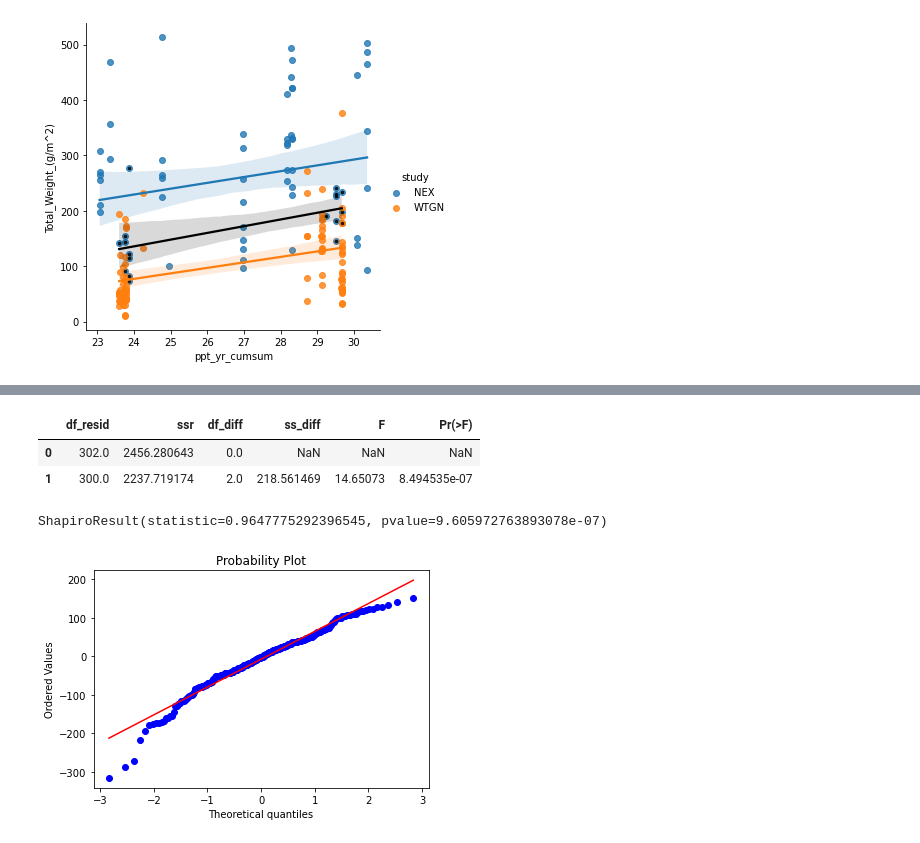
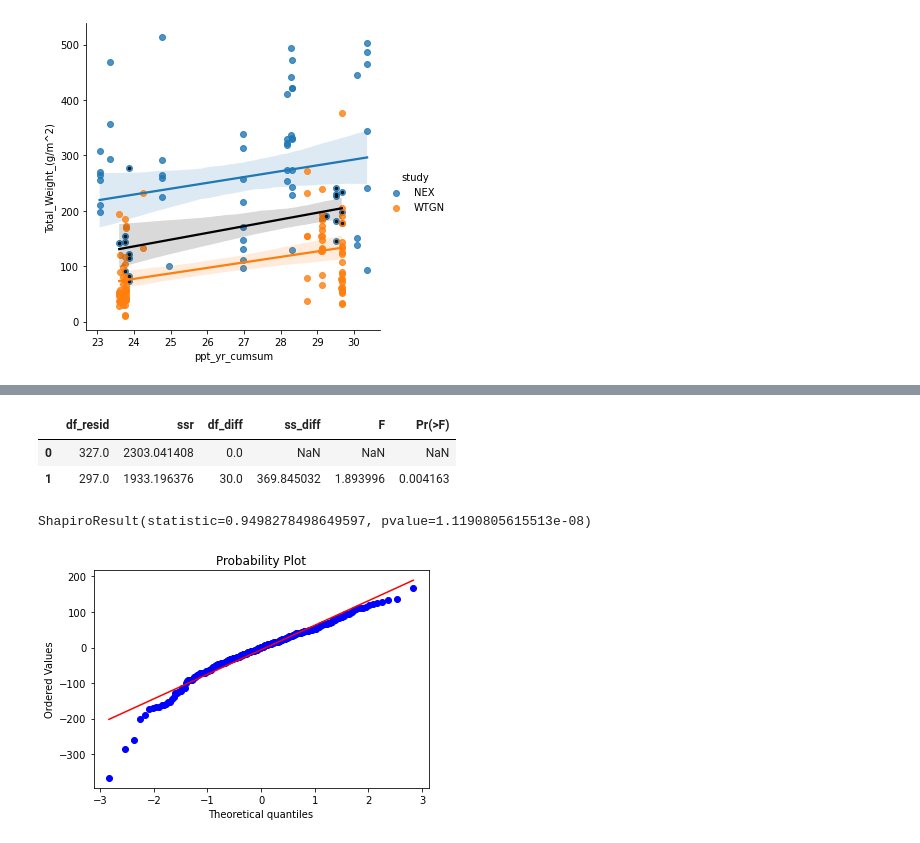
Before and after one commit to kearney-sp/tbng_veg, a Jupyter notebook: tb_vor_linreg.ipynb, the cells around one changed output, grey strips where cells are left out. Drawn from its saved outputs; the diff is of its cells as text; code cells hidden in the pictures.

```diff
--- a/tb_vor_linreg.ipynb
+++ b/tb_vor_linreg.ipynb
@@ -413,2 +403,0 @@ collection = fc_vor.getInfo()
-# %%
-gdf_vor = pd.merge(gdf_vor, gpd.GeoDataFrame.from_features(collection['features']), how='left', on=['geometry', 'Date'])
@@ -533,6 +614,3 @@ high_bins = [0,
              #df_vor['High_cm'].quantile(0.9),
             df_vor['High_cm'].max()+1]
 df_vor['High_cm_binned'] = pd.cut(df_vor['High_cm'], high_bins)
-# %%
-# set whether to exclude the Weight Gains (WTGN) study
-exclude_wtgn = False
@@ -573,9 +655,17 @@ sns.regplot(data=df_vor[(df_vor['Pasture'] == 'lake creek') &
 # %%
-#form = "np.power(Q('Total_Weight_(g/m^2)'), 0.5) ~ np.power(Low_cm, 0.5) + np.power(High_cm, 0.5) + ppt_binned"
-#form = "np.power(Q('Total_Weight_(g/m^2)'), 0.5) ~ np.power(Low_cm, 0.5) + np.power(High_cm, 0.5) + ppt_yr_binned"
-#form = "np.power(Q('Total_Weight_(g/m^2)'), 0.5) ~ np.power(Low_cm, 0.5) + np.power(High_cm, 0.5) + ppt_lag_binned"
-#form = "np.power(Q('Total_Weight_(g/m^2)'), 0.5) ~ np.power(Low_cm, 0.5) + np.power(High_cm, 0.5) + ppt_current_binned"
-mod_both = smf.ols(form,
-                   data=df_vor_mod).fit()
-df_vor_mod['pred_tb'] = mod_both.predict()**2
-df_vor_mod['resid_tb'] = df_vor_mod['pred_tb'] - df_vor_mod['Total_Weight_(g/m^2)']
+# adapt the best model above by adding different precip co-variates
+
+# long-term average precip
+form_lta = "np.power(Q('Total_Weight_(g/m^2)'), 0.5) ~ np.power(Low_cm, 0.5) + np.power(High_cm, 0.5) + ppt_binned"
+# cumulative precip of lag + current year
+form_cum = "np.power(Q('Total_Weight_(g/m^2)'), 0.5) ~ np.power(Low_cm, 0.5) + np.power(High_cm, 0.5) + ppt_yr_binned"
+# lagged precip
+form_lag = "np.power(Q('Total_Weight_(g/m^2)'), 0.5) ~ np.power(Low_cm, 0.5) + np.power(High_cm, 0.5) + ppt_lag_binned"
+# current year precip
+form_cur = "np.power(Q('Total_Weight_(g/m^2)'), 0.5) ~ np.power(Low_cm, 0.5) + np.power(High_cm, 0.5) + ppt_current_binned"
+
+# fit all models
+mod_lta = smf.ols(form_lta, data=df_vor_mod2).fit()
+mod_cum = smf.ols(form_cum, data=df_vor_mod2).fit()
+mod_lag = smf.ols(form_lag, data=df_vor_mod2).fit()
+mod_cur = smf.ols(form_cur, data=df_vor_mod2).fit()
@@ -582,23 +704,19 @@ df_vor_mod['resid_tb'] = df_vor_mod['pred_tb'] - df_vor_mod['Total_Weight_(g/m^2
 # %%
-from statsmodels.stats.anova import anova_lm
-form_low = "np.power(Q('Total_Weight_(g/m^2)'), 0.5) ~ np.power(Low_cm, 0.5)"
-mod_low = smf.ols(form_low,
-                   data=df_vor_mod).fit()
-anova_lm(mod_low, mod_both)
+# check if the best precip model is different from the most parsimonious model above
+anova_lm(mod_dx_ix, mod_cur)
 # %% [output]
 |  | df_resid | ssr | df_diff | ss_diff | F | Pr(>F) |
-| 0 | 302.0 | 2456.280643 | 0.0 | NaN | NaN | NaN |
-| 1 | 300.0 | 2237.719174 | 2.0 | 218.561469 | 14.65073 | 8.494535e-07 |
+| 0 | 327.0 | 2303.041408 | 0.0 | NaN | NaN | NaN |
+| 1 | 297.0 | 1933.196376 | 30.0 | 369.845032 | 1.893996 | 0.004163 |
-# %%
-from scipy.stats import shapiro
-shapiro(df_vor_mod['resid_tb'])
-# %% [output]
-ShapiroResult(statistic=0.9647775292396545, pvalue=9.605972763893078e-07)
+# %%
+# check normality of residuals
+df_vor_mod2['pred_tb_w_ppt'] = mod_cur.predict()**2
+df_vor_mod2['resid_tb_w_ppt'] = df_vor_mod2['pred_tb_w_ppt'] - df_vor_mod2['Total_Weight_(g/m^2)']
+shapiro(df_vor_mod2['resid_tb_w_ppt'])
+# %% [output]
+ShapiroResult(statistic=0.9498278498649597, pvalue=1.1190805615513e-08)
 # %%
-import pylab
-import scipy.stats as stats
-
-stats.probplot(df_vor_mod['resid_tb'], dist="norm", plot=pylab)
+probplot(df_vor_mod2['resid_tb_w_ppt'], dist="norm", plot=pylab)
 pylab.show()
 # %% [output]
-[figure, old version]
+[figure, new version]
```
Also changed, not shown: parts of 83 cells of this notebook.
